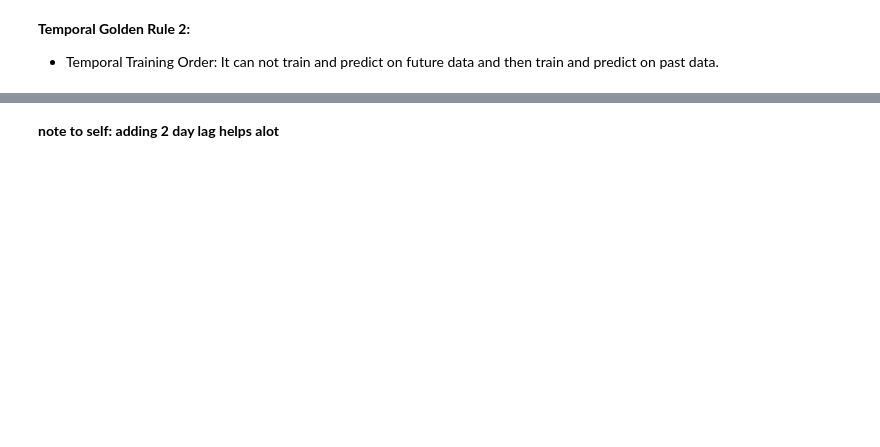
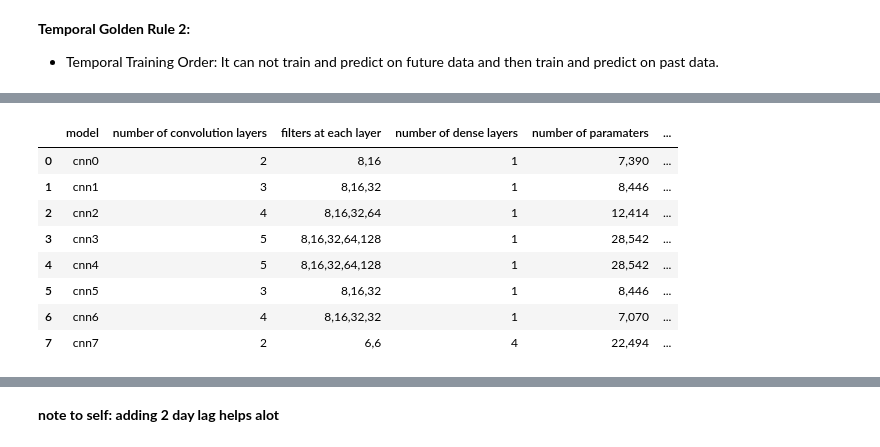
Before and after one commit to JeroenSchmidt/Udacity-Machine-Learning-Nano-Degree, a Jupyter notebook: Projects/projects for submission/capstone/Main Project (ML + Feature Creation).ipynb, the cells around one changed output, grey strips where cells are left out. Saved outputs shown, nothing was run; the diff lists cells and outputs as text; code cells hidden in the pictures; blank space fills up the shorter version.

Commit message:
almost done with cnn metrics

```diff
--- a/Projects/projects for submission/capstone/Main Project (ML + Feature Creation).ipynb
+++ b/Projects/projects for submission/capstone/Main Project (ML + Feature Creation).ipynb
@@ -367,7 +411,7 @@ time_stamps = np.array(time_stamps_index)[:,None,None]
 NPS = 288 # 2 days
 
 #Number of future samples
-NFS = 24 #4 hours of movment
+NFS = 6 #1 hours of movment
 
 ps = PastSampler(NPS, NFS, sliding_window=False)
 
@@ -576,0 +952,82 @@ Epoch 100/100
+# %%
+trained_model6 = model6.fit(training_features,
+          training_labels,
+          verbose=0,
+          batch_size=batch_size,
+          validation_data=(test_features,
+                           test_labels),
+          epochs = epochs
+         )
+# %%
+trained_model7 = model7.fit(training_features,
+          training_labels,
+          verbose=0,
+          batch_size=batch_size,
+          validation_data=(test_features,
+                           test_labels),
+          epochs = epochs
+         )
+# %%
+import pandas as pd
+df = pd.DataFrame(columns=["model","number of convolution layers","filters at each layer",
+                           "number of dense layers","number of paramaters","drop out","mse test score",
+                           "mse cv score"])
+
+
+t0 = trained_model0.model.evaluate(test_features, test_labels, verbose=0)
+t1 = trained_model1.model.evaluate(test_features, test_labels, verbose=0)
+t2 = trained_model2.model.evaluate(test_features, test_labels, verbose=0)
+t3 = trained_model3.model.evaluate(test_features, test_labels, verbose=0)
+t4 = trained_model4.model.evaluate(test_features, test_labels, verbose=0)
+t5 = trained_model5.model.evaluate(test_features, test_labels, verbose=0)
+t6 = trained_model6.model.evaluate(test_features, test_labels, verbose=0)
+t7 = trained_model7.model.evaluate(test_features, test_labels, verbose=0)
+
+cv0 = trained_model0.model.evaluate(validation_features, validation_labels, verbose=0)
+cv1 = trained_model1.model.evaluate(validation_features, validation_labels, verbose=0)
+cv2 = trained_model2.model.evaluate(validation_features, validation_labels, verbose=0)
+cv3 = trained_model3.model.evaluate(validation_features, validation_labels, verbose=0)
+cv4 = trained_model4.model.evaluate(validation_features, validation_labels, verbose=0)
+cv5 = trained_model5.model.evaluate(validation_features, validation_labels, verbose=0)
+cv6 = trained_model6.model.evaluate(validation_features, validation_labels, verbose=0)
+cv7 = trained_model7.model.evaluate(validation_features, validation_labels, verbose=0)
+
+
+cv = [cv0,cv1,cv2,cv3,cv4,cv5,cv6,cv7]
+ts = [t0,t1,t2,t3,t4,t5,t6,t7]
+cv_name = ["cnn0","cnn1","cnn2","cnn3","cnn4","cnn5","cnn6","cnn7"]
+layers = ["2","3","4","5","5","3","4","2"]
+drop_out = ["false","false","false","false","true","true","false","false"]
+filter_sizing = ["8,16","8,16,32","8,16,32,64","8,16,32,64,128","8,16,32,64,128","8,16,32","8,16,32,32","6,6"]
+no_dense = ["1","1","1","1","1","1","1","4"]
+paramaters = ["7,390","8,446","12,414","28,542","28,542","8,446","7,070","22,494"]
+
+
+row = zip(cv,ts,cv_name,layers,drop_out,filter_sizing,no_dense,paramaters)
+
+
+for cv_scores,test_score,model_name,layers,drop_out,filter_sizing,no_dense,paramaters in row :
+    metric_scores
+
+    df = df.append({
+         "model":model_name,
+        "number of convolution layers":layers,
+        "drop out":drop_out,
+        "mse test score":test_score[0],
+        "mse cv score":cv_scores[0],
+        "filters at each layer":filter_sizing,
+        "number of dense layers":no_dense,
+        "number of paramaters":paramaters
+          }, ignore_index=True)
+
+df
+# %% [output]
+|  | model | number of convolution layers | filters at each layer | number of dense layers | number of paramaters | ... |
+| 0 | cnn0 | 2 | 8,16 | 1 | 7,390 | ... |
+| 1 | cnn1 | 3 | 8,16,32 | 1 | 8,446 | ... |
+| 2 | cnn2 | 4 | 8,16,32,64 | 1 | 12,414 | ... |
+| 3 | cnn3 | 5 | 8,16,32,64,128 | 1 | 28,542 | ... |
+| 4 | cnn4 | 5 | 8,16,32,64,128 | 1 | 28,542 | ... |
+| 5 | cnn5 | 3 | 8,16,32 | 1 | 8,446 | ... |
+| 6 | cnn6 | 4 | 8,16,32,32 | 1 | 7,070 | ... |
+| 7 | cnn7 | 2 | 6,6 | 4 | 22,494 | ... |
```
Also changed, not shown: parts of 42 cells of this notebook, 1 other file.
